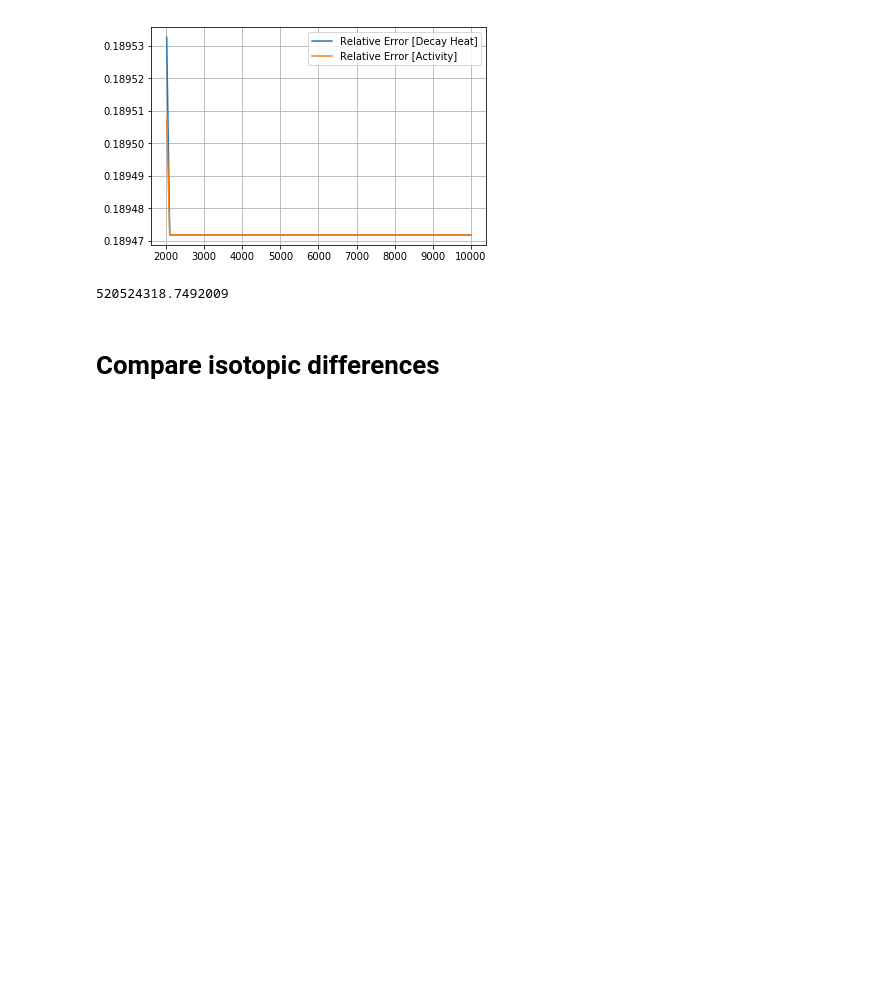
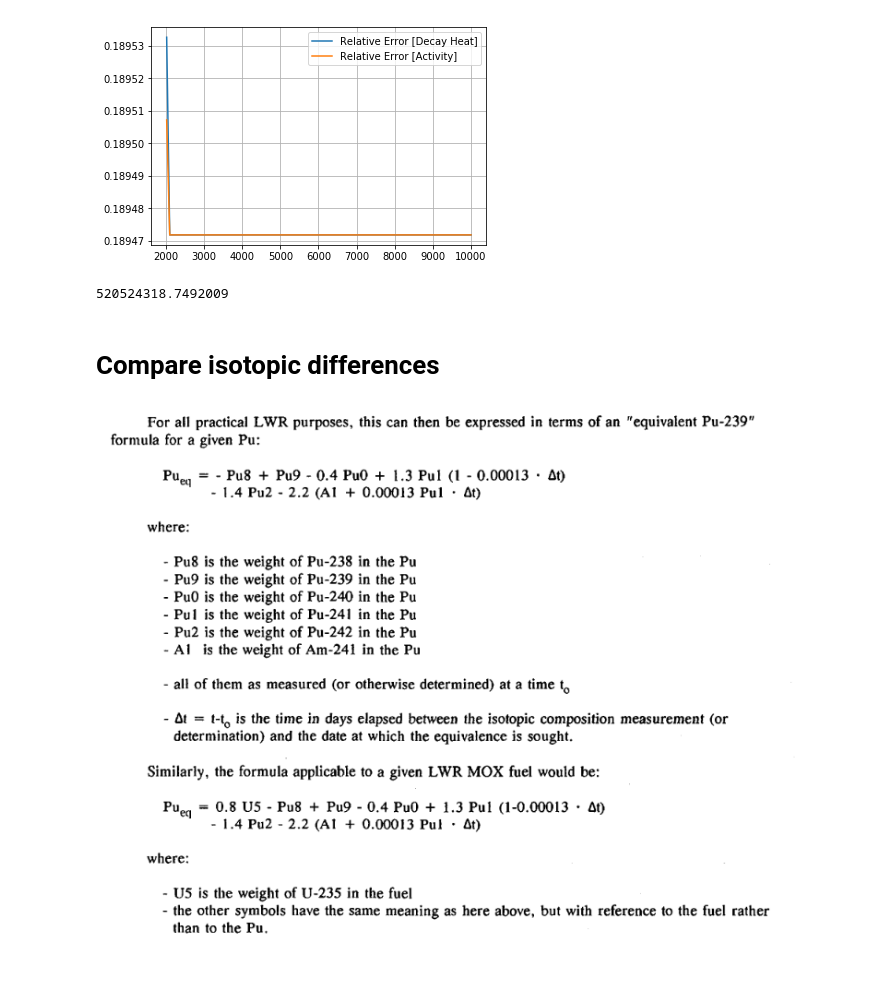
Before and after one commit to katyhuff/2018-bae-ornl, a Jupyter notebook: input/udb/udb-sensitivity.ipynb, the cells around one changed output. Drawn from its saved outputs; the diff is of its cells as text; code cells hidden in the pictures; blank space fills up the shorter version.

Commit message:
pu equiv

```diff
--- a/input/udb/udb-sensitivity.ipynb
+++ b/input/udb/udb-sensitivity.ipynb
@@ -462,0 +500,6 @@ def compare_isotope(acc_mat, rec_mat, isotope_list, rel_err=False):
+# %%
+# Pu equiv factor from plutonium fuels (NEA)
+from IPython.display import Image
+Image('pu_equiv.png')
+# %% [output]
+[figure, added]
```
Also changed, not shown: parts of 9 cells of this notebook, 3 other files.
